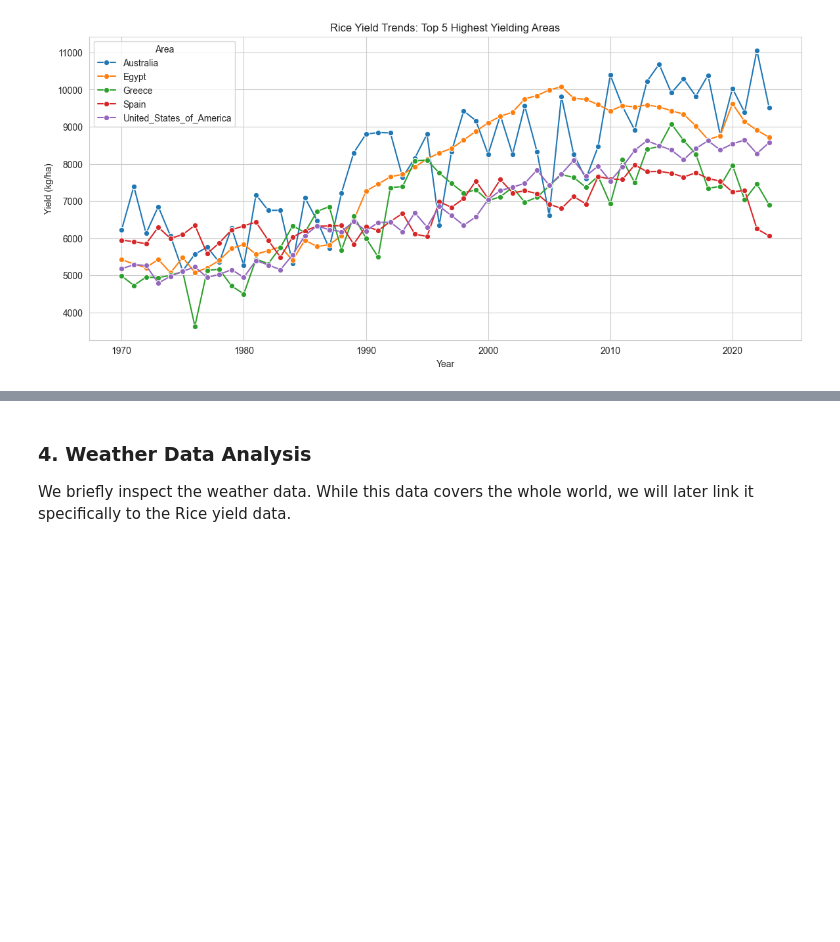
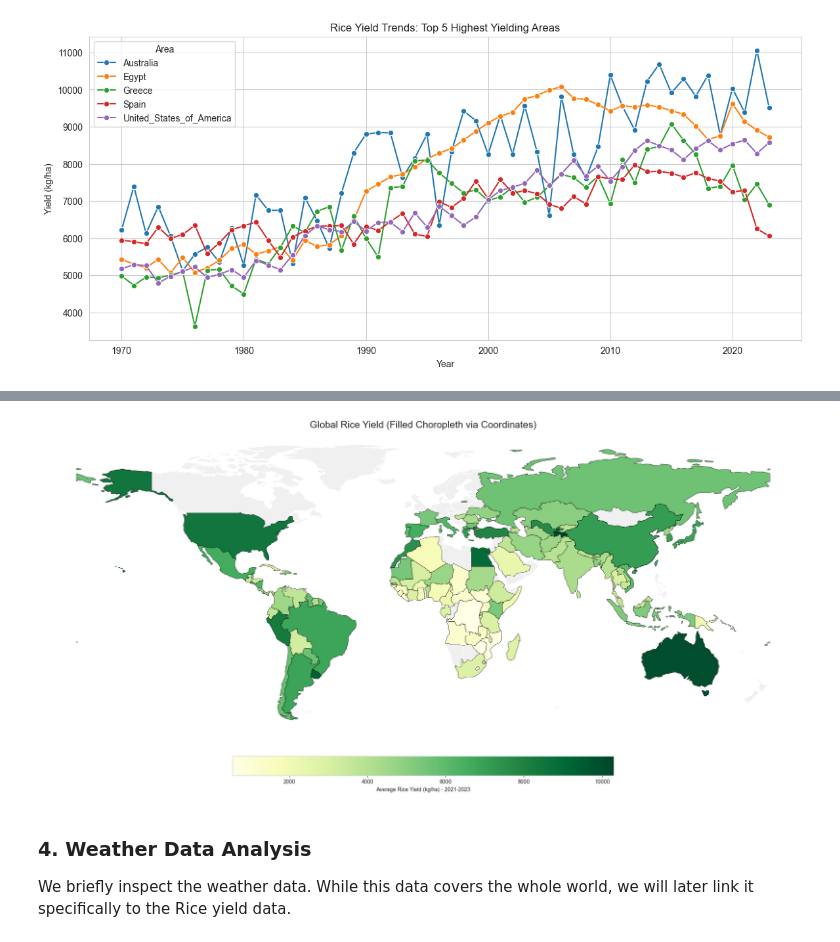
Before and after one commit to pavinpp/ML_project, a Jupyter notebook: Final/Part_2_EDA.ipynb, the cells around one changed output, grey strips where cells are left out. Drawn from its saved outputs; the diff is of its cells as text; code cells hidden in the pictures; blank space fills up the shorter version.

```diff
--- a/Final/EDA_Part2.ipynb
+++ b/Final/Part_2_EDA.ipynb
@@ -243,0 +241,98 @@ Merged Data: Successfully linked 115 countries.
+# %%
+import pandas as pd
+import geopandas as gpd
+import matplotlib.pyplot as plt
+
+# --- 1. Load Yield Data ---
+# Ensure 'Data/yield final.csv' exists in your directory
+try:
+    yield_df = pd.read_csv('Data/yield_final.csv')
+
+    # Filter: Rice only, Last 3 Years
+    rice_df = yield_df[yield_df['Item'].str.contains('Rice', case=False, na=False)].copy()
+    max_year = rice_df['Year'].max()
+    recent_rice_df = rice_df[rice_df['Year'] >= (max_year - 2)].copy()
+
+    # Aggregate: Average Yield per Country
+    country_stats = recent_rice_df.groupby('Area')['Yield (kg/ha)'].mean().reset_index()
+    print(f"Yield Data: {len(country_stats)} countries prepared.")
+except FileNotFoundError:
+    print("Error: 'Data/yield_final.csv' not found. Please check the file path.")
+    country_stats = pd.DataFrame() # Empty fallback
+
+# --- 2. Load Coordinates ---
+# Ensure 'coordinates.csv' is in the same folder as this script
+try:
+    coords_df = pd.read_csv('Data/coordinates.csv')
+    print(f"Coordinates: Loaded {len(coords_df)} locations.")
+except FileNotFoundError:
+    print("Error: 'coordinates.csv' not found.")
+    coords_df = pd.DataFrame()
+
+# --- 3. Merge Data ---
+if not country_stats.empty and not coords_df.empty:
+    merged_data = country_stats.merge(coords_df, on='Area', how='inner')
+    print(f"Merged Data: Successfully linked {len(merged_data)} countries.")
+
+    # --- 4. Spatial Setup (Points -> Polygons) ---
+    points_gdf = gpd.GeoDataFrame(
+        merged_data,
+        geometry=gpd.points_from_xy(merged_data.longitude, merged_data.latitude),
+        crs="EPSG:4326"
+    )
+
+    # Load World Map Polygons
+    try:
+        # Try loading the built-in map (works in some envs)
+        world = gpd.read_file(gpd.datasets.get_path('naturalearth_lowres'))
+    except:
+        # Fallback to online source (likely what you are hitting)
+        print("Downloading fallback map...")
+        world = gpd.read_file("https://naciscdn.org/naturalearth/110m/cultural/ne_110m_admin_0_countries.zip")
+
+    # --- FIX: Robust Column Detection ---
+    # Check which column contains the country names ('name', 'NAME', or 'ADMIN')
+    possible_cols = ['name', 'NAME', 'ADMIN', 'admin']
+    name_col = next((col for col in possible_cols if col in world.columns), None)
+
+    if name_col:
+        # Filter out Antarctica using the detected column
+        world = world[world[name_col] != 'Antarctica']
+    else:
+        print("Warning: Could not find country name column. Antarctica might still be visible.")
+
+    # --- 5. Spatial Join (The Logic for 'No Bubble, Just Fill') ---
+    # This joins the Point data to the Polygon (Country) it falls inside.
+    # We use 'intersects' or 'contains'.
+    world_with_data = gpd.sjoin(world, points_gdf, how="inner", predicate="intersects")
+
+    # --- 6. Plotting ---
+    fig, ax = plt.subplots(figsize=(20, 12))
+
+    # Base Layer (Grey for context)
+    world.plot(ax=ax, color='#f0f0f0', edgecolor='white')
+
+    # Data Layer (Filled Polygons)
+    world_with_data.plot(
+        column='Yield (kg/ha)',
+        ax=ax,
+        legend=True,
+        legend_kwds={
+            'label': f"Average Rice Yield (kg/ha) - {max_year-2}-{max_year}",
+            'orientation': "horizontal",
+            'shrink': 0.5,
+            'pad': 0.05
+        },
+        cmap='YlGn',
+        edgecolor='black',
+        linewidth=0.5
+    )
+
+    ax.set_title(f'Global Rice Yield (Filled Choropleth via Coordinates)', fontsize=18)
+    ax.set_axis_off()
+    plt.tight_layout()
+    plt.show()
+
+else:
+    print("Skipping plot: Missing data files.")
+# %% [output]
@@ -244,3 +343,4 @@ Merged Data: Successfully linked 115 countries.
+[figure, added]
 # %% [markdown]
 ### 4. Weather Data Analysis
 We briefly inspect the weather data. While this data covers the whole world, we will later link it specifically to the Rice yield data.
```
Also changed, not shown: parts of 2 cells of this notebook, 17 other files.
